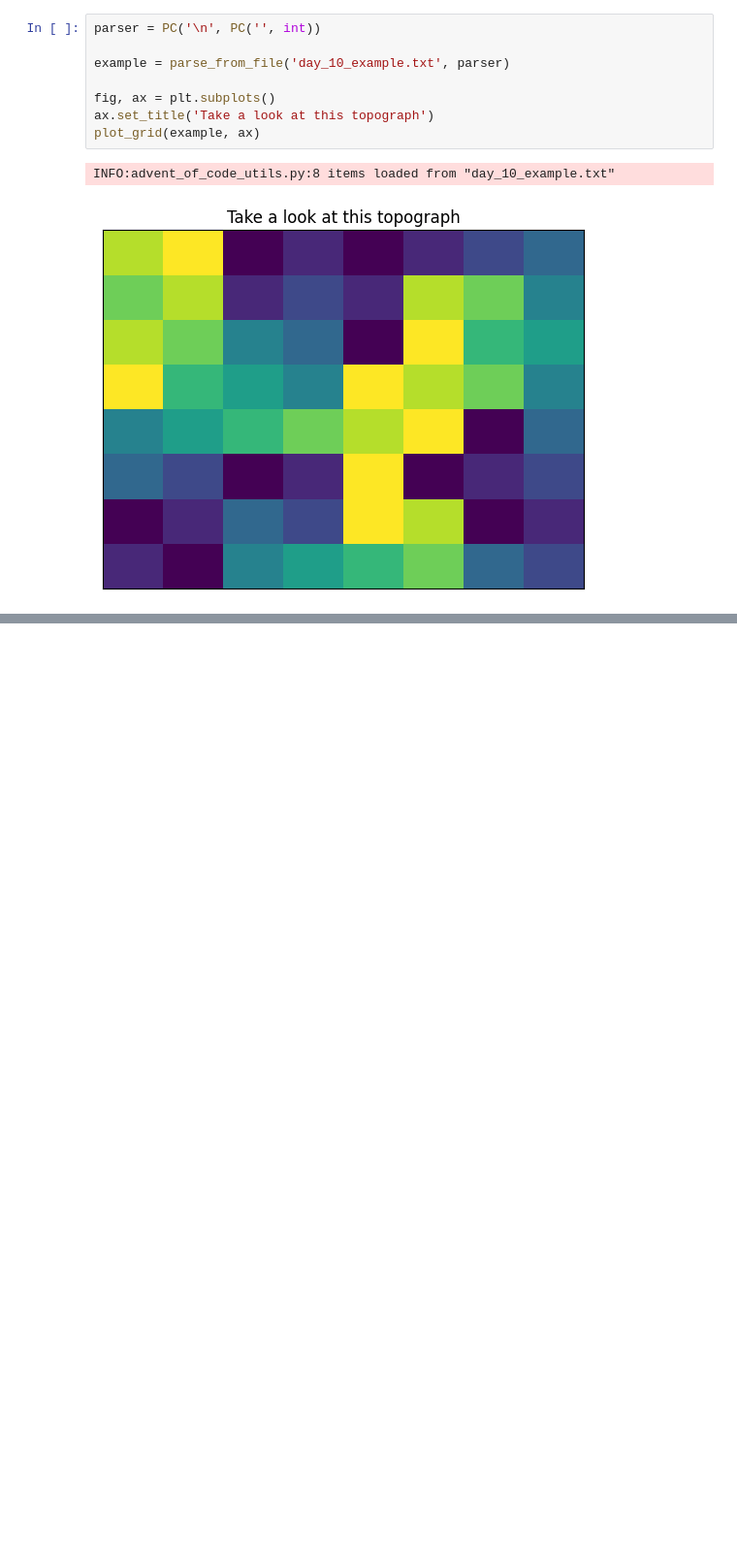
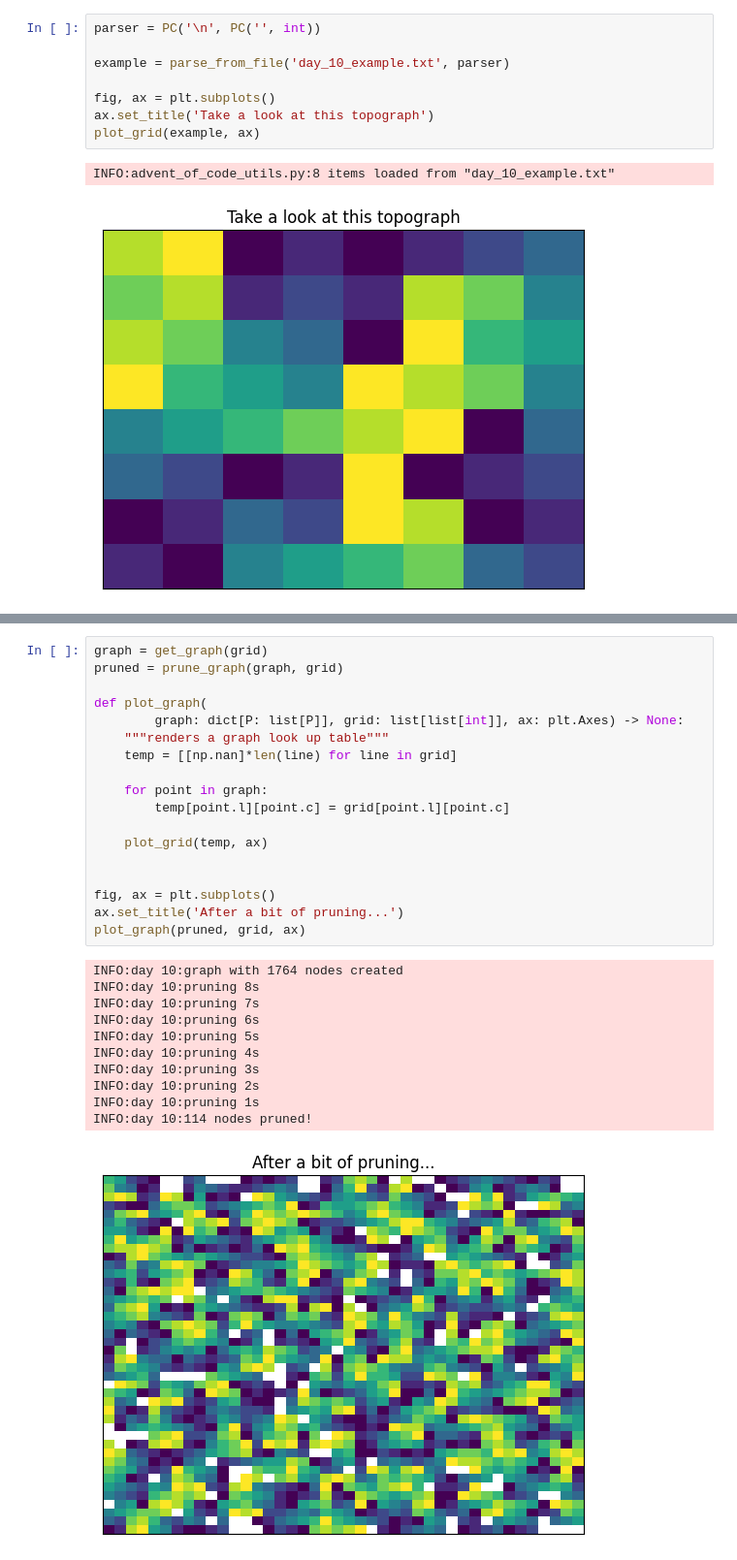
Before and after one commit to nouseforkeys/advent-of-code-24, a Jupyter notebook: day_10.ipynb, the cells around one changed output, grey strips where cells are left out. Shown at 97% size. Drawn from its saved outputs; the diff is of its cells as text; blank space fills up the shorter version.

```diff
--- a/day_10.ipynb
+++ b/day_10.ipynb
@@ -115,0 +218,30 @@ INFO:day 10:graph with 64 nodes created
+# %%
+graph = get_graph(grid)
+pruned = prune_graph(graph, grid)
+
+def plot_graph(
+        graph: dict[P: list[P]], grid: list[list[int]], ax: plt.Axes) -> None:
+    """renders a graph look up table"""
+    temp = [[np.nan]*len(line) for line in grid]
+
+    for point in graph:
+        temp[point.l][point.c] = grid[point.l][point.c]
+
+    plot_grid(temp, ax)
+
+
+fig, ax = plt.subplots()
+ax.set_title('After a bit of pruning...')
+plot_graph(pruned, grid, ax)
+# %% [output]
+INFO:day 10:graph with 1764 nodes created
+INFO:day 10:pruning 8s
+INFO:day 10:pruning 7s
+INFO:day 10:pruning 6s
+INFO:day 10:pruning 5s
+INFO:day 10:pruning 4s
+INFO:day 10:pruning 3s
+INFO:day 10:pruning 2s
+INFO:day 10:pruning 1s
+INFO:day 10:114 nodes pruned!
+[figure, added]
```
Also changed, not shown: parts of 7 cells of this notebook.
